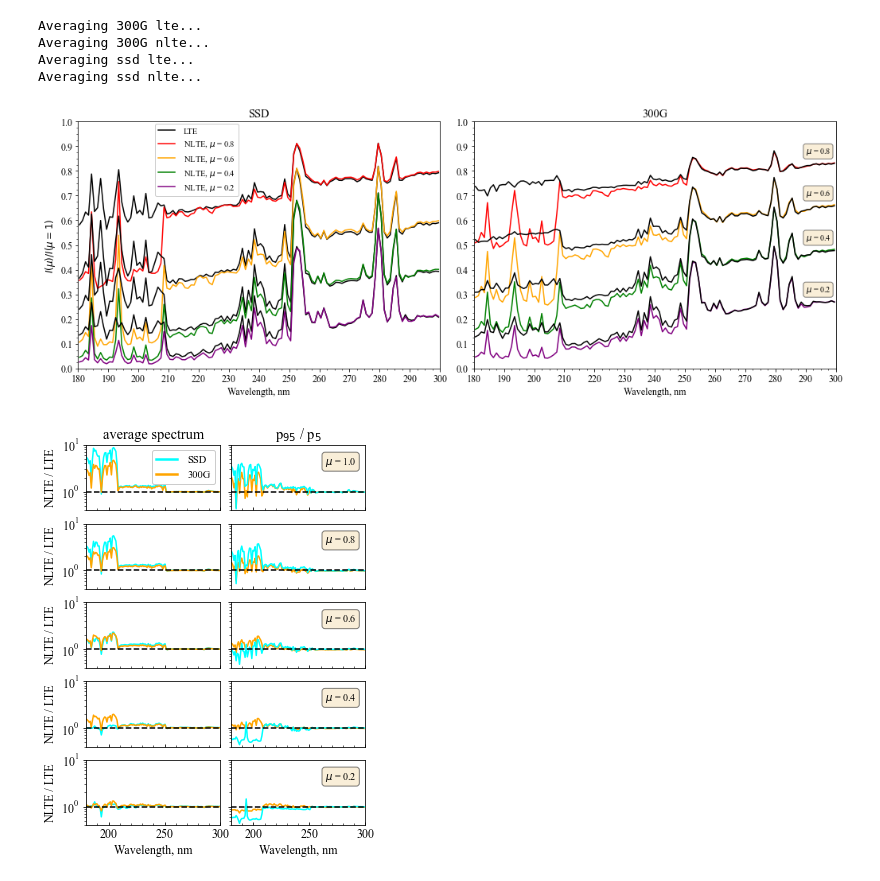
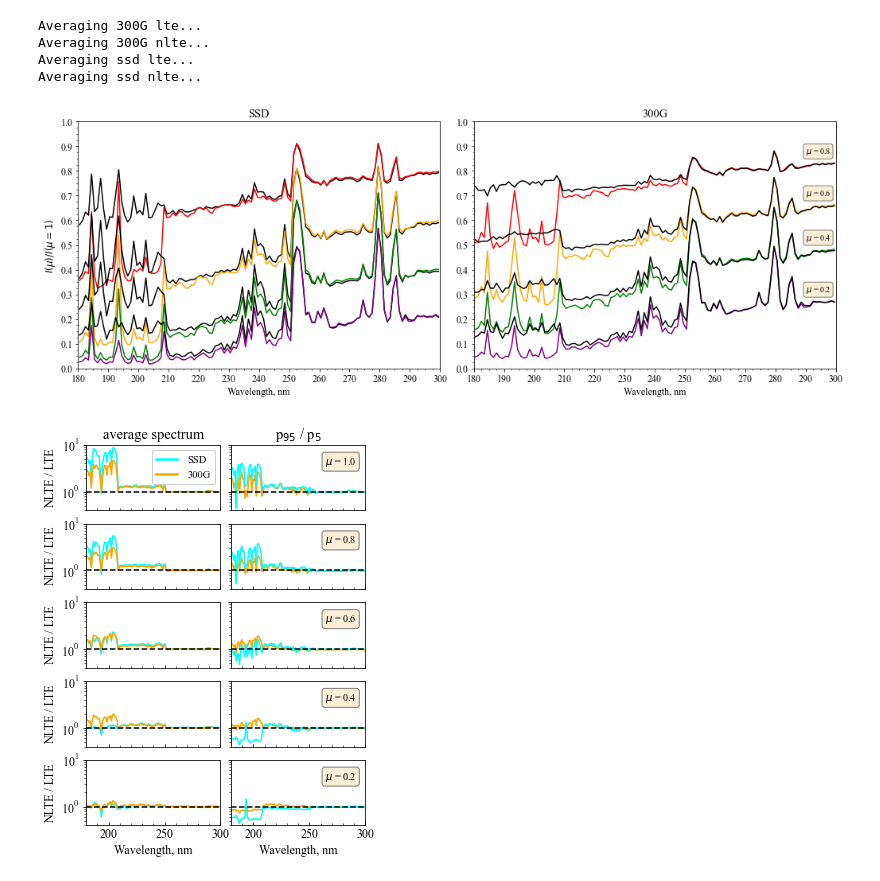
Before and after one commit to rtagirov/1.5D_mac, a Jupyter notebook: veronika/nlte_spec_veronika.ipynb, the cells around one changed output. Drawn from its saved outputs; the diff is of its cells as text; code cells hidden in the pictures.

```diff
--- a/veronika/nlte_spec_veronika.ipynb
+++ b/veronika/nlte_spec_veronika.ipynb
@@ -544,7 +544,7 @@ for i in range(3, -1, -1):
 
     ax[1].plot(w, I3_lte[i, :] / I3_lte[4, :], color = 'k')
 
-leg = ax[0].legend(framealpha = 1, loc = 4, handletextpad = 1, prop = {'size': 10.5}, bbox_to_anchor = (0.455, 0.68))
+#leg = ax[0].legend(framealpha = 1, loc = 4, handletextpad = 1, prop = {'size': 10.5}, bbox_to_anchor = (0.455, 0.68))
 
 ax[0].set_xlim(180, 300)
 ax[1].set_xlim(180, 300)
@@ -554,34 +554,34 @@ ax[1].set_ylim(0, 1)
 
 ax[0].set_xlabel('Wavelength, nm')
 ax[1].set_xlabel('Wavelength, nm')
 
 ax[0].set_ylabel(r'$I(\mu) / I(\mu = 1)$')
 
 ax[0].set_title('SSD')
 ax[1].set_title('300G')
 
 ax[0].xaxis.set_major_locator(MultipleLocator(10))
 ax[0].xaxis.set_minor_locator(AutoMinorLocator(4))
 
 ax[1].xaxis.set_major_locator(MultipleLocator(10))
 ax[1].xaxis.set_minor_locator(AutoMinorLocator(4))
 
 ax[0].yaxis.set_major_locator(MultipleLocator(0.1))
 ax[0].yaxis.set_minor_locator(AutoMinorLocator(4))
 
 ax[1].yaxis.set_major_locator(MultipleLocator(0.1))
 ax[1].yaxis.set_minor_locator(AutoMinorLocator(4))
 
 ax[1].text(290, 0.9, r'$\mu$ = ' + mu[3], fontsize = 10, verticalalignment = 'top', bbox = props)
 ax[1].text(290, 0.73, r'$\mu$ = ' + mu[2], fontsize = 10, verticalalignment = 'top', bbox = props)
 ax[1].text(290, 0.55, r'$\mu$ = ' + mu[1], fontsize = 10, verticalalignment = 'top', bbox = props)
 ax[1].text(290, 0.34, r'$\mu$ = ' + mu[0], fontsize = 10, verticalalignment = 'top', bbox = props)
 
 plt.savefig('./fig/clv.pdf', bbox_inches = 'tight')
 
 plt.show()
 # %% [output]
-[figure, old version]
+[figure, new version]
 # %%
 from matplotlib.ticker import AutoMinorLocator
 from matplotlib.ticker import MultipleLocator
```
Also changed, not shown: 1 other file.
